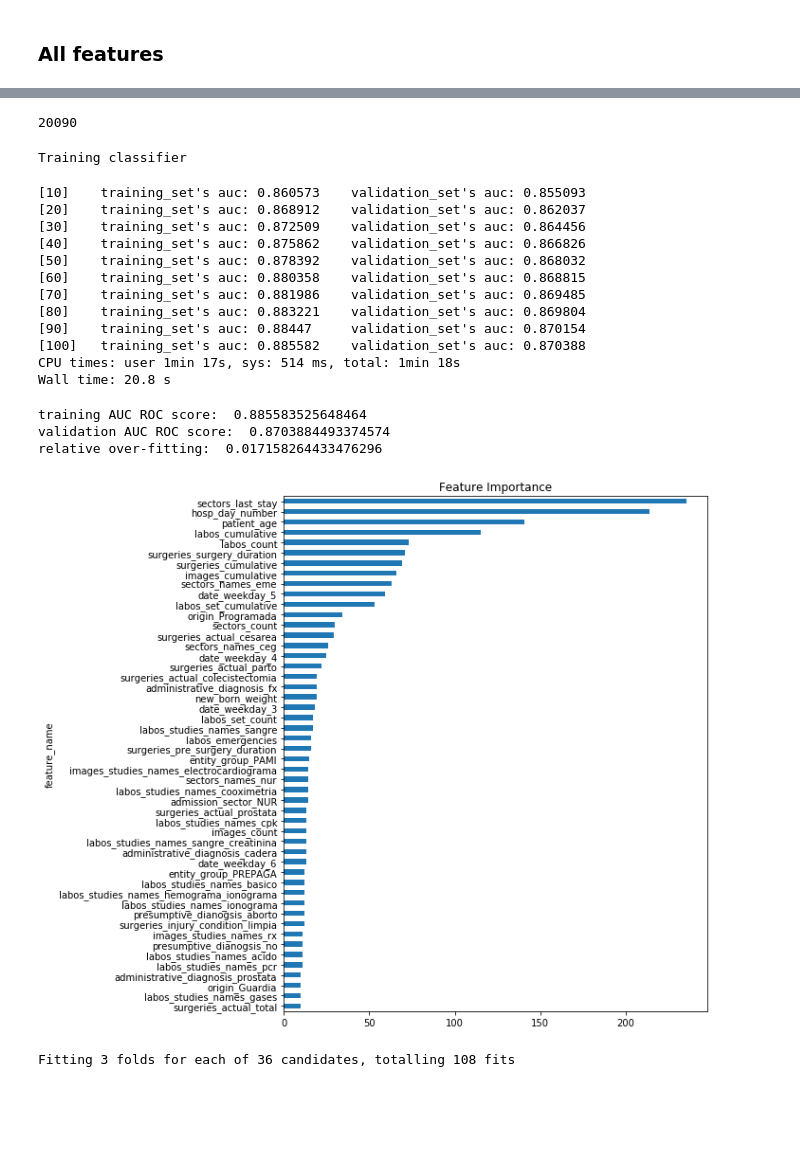
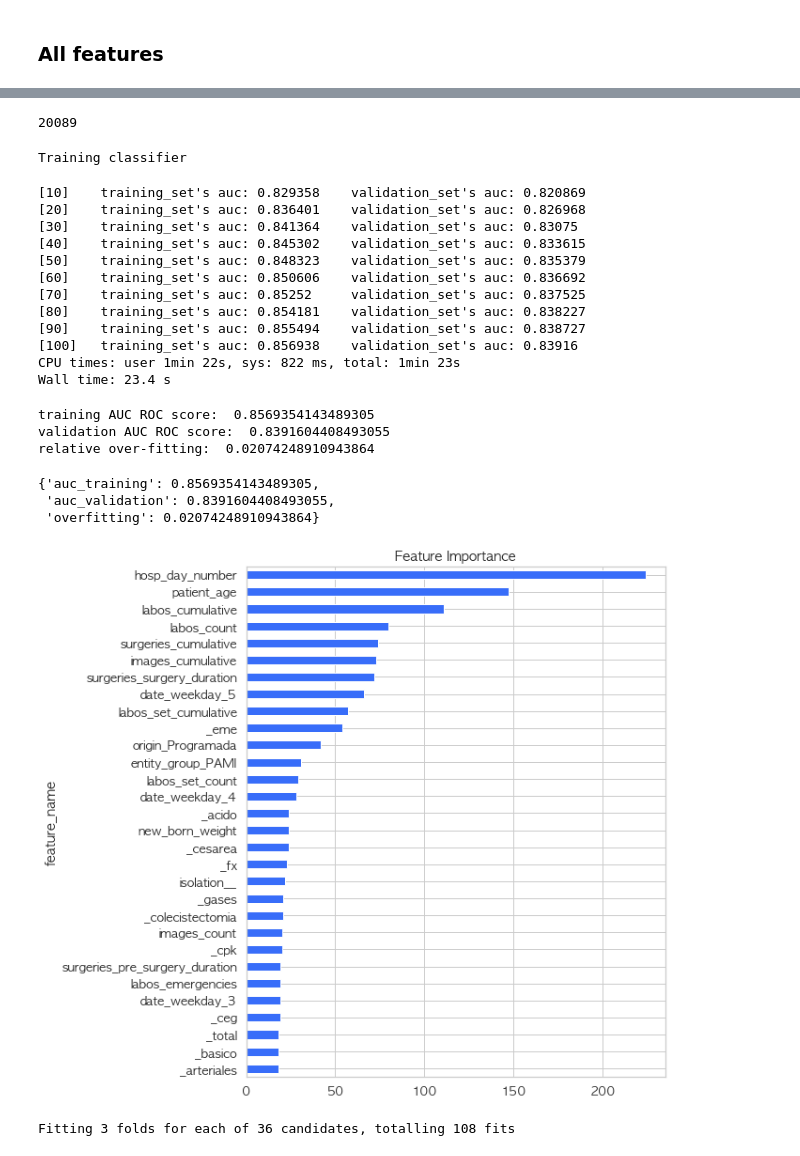
Before and after one commit to josedallavia/A-Machine-Learning-Approach-for-Optimization-of-Hospital-Bed-Utilization, a Jupyter notebook: experiments/combined/comb_model_lgbm.ipynb, the cells around one changed output, grey strips where cells are left out. Saved outputs shown, nothing was run; the diff lists cells and outputs as text; code cells hidden in the pictures; blank space fills up the shorter version.

```diff
--- a/experiments/combined/comb_model_lgbm.ipynb
+++ b/experiments/combined/comb_model_lgbm.ipynb
@@ -90,7 +90,7 @@ numerical_features = ['PIM2TEP',
  'new_born_weight',
  'patient_age',
  'sectors_count',
- 'sectors_last_stay',
+ #'sectors_last_stay',
  'surgeries_count',
  'surgeries_cumulative',
  'surgeries_post_surgery_duration',
@@ -134,34 +119,39 @@ Fitting pipeline...
 # %%
 lgbm_comb_features.n_features
 # %% [output]
-20090
+20089
 # %%
 %%time
 lgbm_comb_features.fit_classifier()
 # %% [output]
 Training classifier
-[10]    training_set's auc: 0.860573    validation_set's auc: 0.855093
-[20]    training_set's auc: 0.868912    validation_set's auc: 0.862037
-[30]    training_set's auc: 0.872509    validation_set's auc: 0.864456
-[40]    training_set's auc: 0.875862    validation_set's auc: 0.866826
-[50]    training_set's auc: 0.878392    validation_set's auc: 0.868032
-[60]    training_set's auc: 0.880358    validation_set's auc: 0.868815
-[70]    training_set's auc: 0.881986    validation_set's auc: 0.869485
-[80]    training_set's auc: 0.883221    validation_set's auc: 0.869804
-[90]    training_set's auc: 0.88447     validation_set's auc: 0.870154
-[100]   training_set's auc: 0.885582    validation_set's auc: 0.870388
-CPU times: user 1min 17s, sys: 514 ms, total: 1min 18s
-Wall time: 20.8 s
+[10]    training_set's auc: 0.829358    validation_set's auc: 0.820869
+[20]    training_set's auc: 0.836401    validation_set's auc: 0.826968
+[30]    training_set's auc: 0.841364    validation_set's auc: 0.83075
+[40]    training_set's auc: 0.845302    validation_set's auc: 0.833615
+[50]    training_set's auc: 0.848323    validation_set's auc: 0.835379
+[60]    training_set's auc: 0.850606    validation_set's auc: 0.836692
+[70]    training_set's auc: 0.85252     validation_set's auc: 0.837525
+[80]    training_set's auc: 0.854181    validation_set's auc: 0.838227
+[90]    training_set's auc: 0.855494    validation_set's auc: 0.838727
+[100]   training_set's auc: 0.856938    validation_set's auc: 0.83916
+CPU times: user 1min 22s, sys: 822 ms, total: 1min 23s
+Wall time: 23.4 s
 # %%
 lgbm_comb_features.get_performance_metrics()
 # %% [output]
-training AUC ROC score:  0.885583525648464
-validation AUC ROC score:  0.8703884493374574
-relative over-fitting:  0.017158264433476296
+training AUC ROC score:  0.8569354143489305
+validation AUC ROC score:  0.8391604408493055
+relative over-fitting:  0.02074248910943864
+{'auc_training': 0.8569354143489305,
+ 'auc_validation': 0.8391604408493055,
+ 'overfitting': 0.02074248910943864}
-# %%
-lgbm_comb_features.plot_feature_importance(50)
-# %% [output]
-[figure, removed]
+# %%
+import seaborn as sns
+sns.set(style="whitegrid",font_scale=1.2,font='AppleGothic', palette="rainbow")
+lgbm_comb_features.plot_feature_importance(30)
+# %% [output]
+[figure, added]
 # %%
 lgbm_param_grid = {'max_depth': [3,7,10],
                   'learning_rate': [0.1,0.01,0.001],
```
Also changed, not shown: parts of 1 cell of this notebook, 3 other files.
